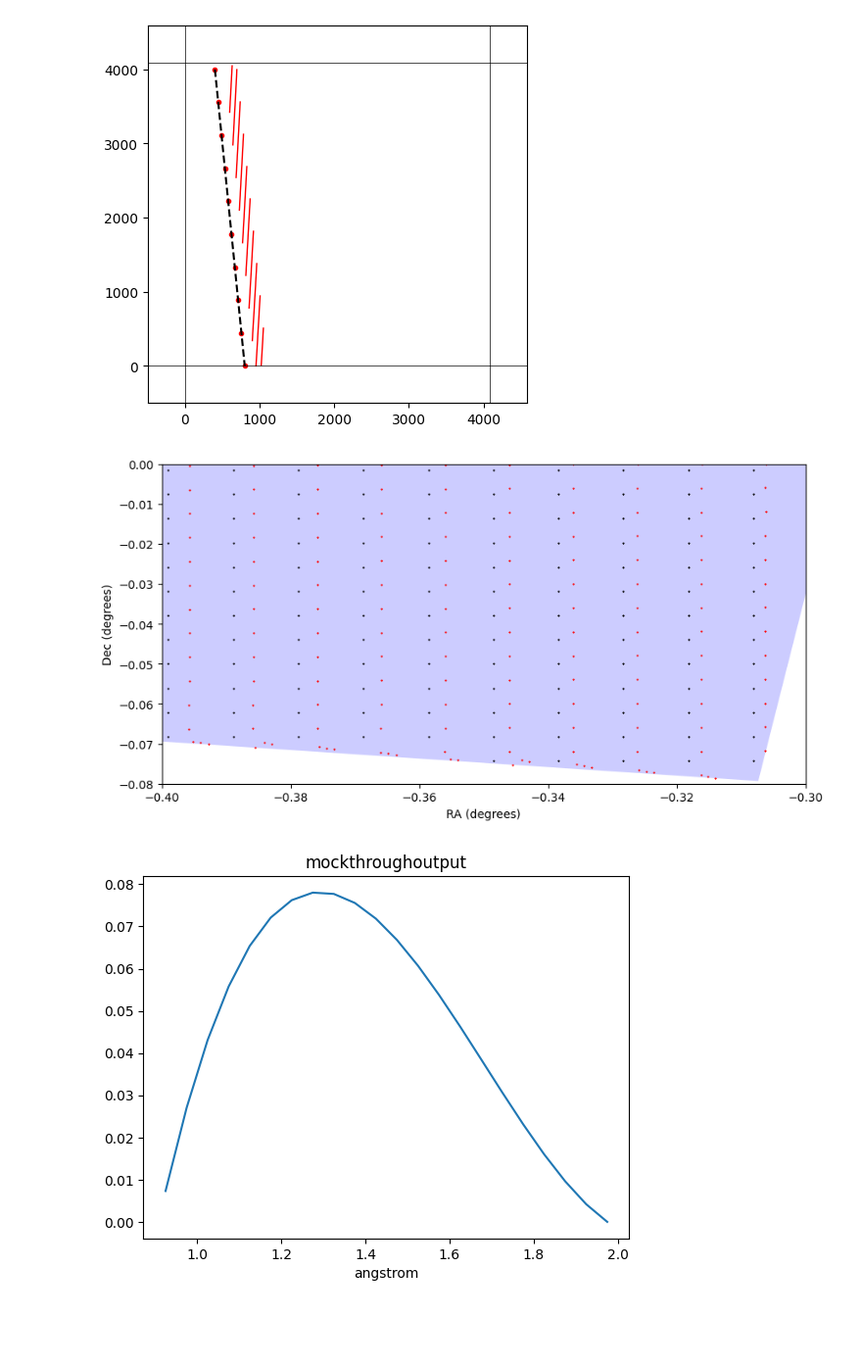
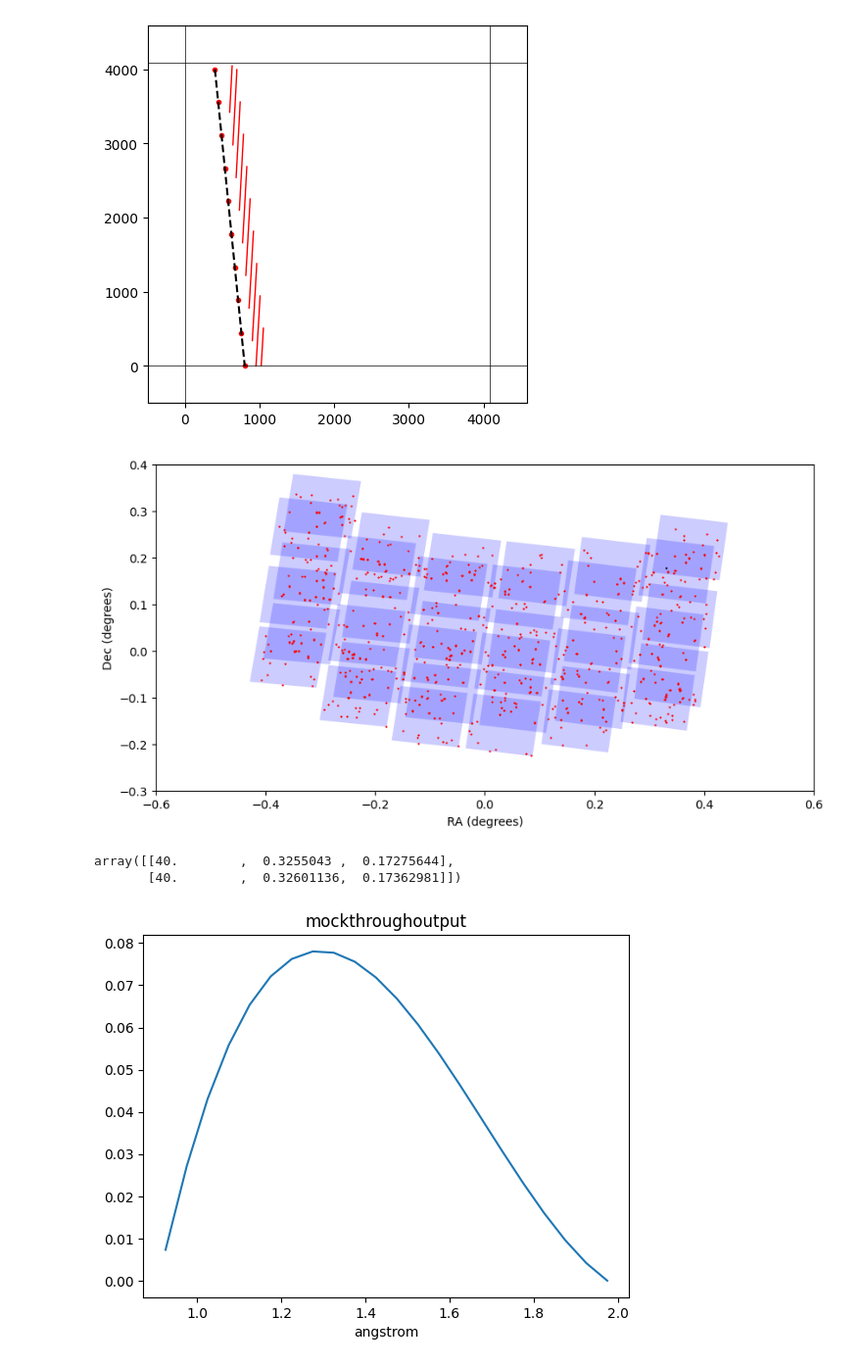
Before and after one commit to roman-grs-pit/relativefluxcalibration_test, a Jupyter notebook: wavelength_dependent_sca_grism.ipynb, the cells around one changed output. Shown at 98% size. Saved outputs shown, nothing was run; the diff lists cells and outputs as text; code cells hidden in the pictures; blank space fills up the shorter version.

```diff
--- a/wavelength_dependent_sca_grism.ipynb
+++ b/wavelength_dependent_sca_grism.ipynb
@@ -55,7 +55,7 @@ raoff = raoffl[0]
 
 pointing_coords = []
 
-survey = 0
+survey = 1
 
 if survey == 0:
     pointing_coords.append([ra0+raoff, dec0+decoff, pa])
@@ -280,11 +281,11 @@ for footprint in exp:
     # ax.text(centroid[0], centroid[1], str(footprint), color='black', fontsize=10, ha='center', va='center')
 
 plt.plot(stars_obs[:,0], stars_obs[:,1], "*", color = "black", markersize = 1)
-# plt.xlim(-0.6, 0.6)
-# plt.ylim(-0.3, 0.4)
+plt.xlim(-0.6, 0.6)
+plt.ylim(-0.3, 0.4)
 
-plt.xlim(-0.45, -0.30)
-plt.ylim(-0.08, 0.08)
+# plt.xlim(-0.45, -0.30)
+# plt.ylim(-0.08, 0.08)
 
 """apply grism information to stars"""
 
@@ -292,28 +293,33 @@ wvl_bins = len(master_bins)
 stars_wvl = {key: val for key, val in zip(master_bins, [[] for _ in range(wvl_bins)])}
 
 star_colors = ['red', 'green', 'blue', 'orange', 'purple', 'brown', 'cyan']
+starids = np.arange(len(stars_obs))
 
 for i in range(len(exp)):
     star_mask = exists_in_exp[i]
     stars_in_exp = stars_obs[star_mask]
-    for star in stars_in_exp:
-        fid = i + 1
+    stars_in_exp_ids = starids[star_mask]
+    for star, id in zip(stars_in_exp, stars_in_exp_ids):
+        fid = (i + 1)
+        scaid = fid - 18 * np.floor((fid) / 18)  # Adjust fiducial ID to be in range 1-18
+        if scaid == 0:
+            scaid = 18
         det_coord = quad_to_square_transform(star[0], star[1], footprints[fid]['vertices'], src_size=4088)
         det_pixl = np.floor(det_coord)
-        coeff = optmod._get_beam_trace(det_pixl[0], det_pixl[1], fid, width=1, order="+1")
+        coeff = optmod._get_beam_trace(det_pixl[0], det_pixl[1], scaid, width=1, order="+1")
         x_binned, y_binned, colors, select_on_detector, bins = bin_cut(coeff)
         px, py = square_to_quad_transform(x_binned, y_binned, footprints[fid]['vertices'], src_size=4088)
 
         temp_dict = {key: val for key, val in [(bin, coord) for bin, coord in zip(bins, np.array([px,py]).T)]}
         plt.plot(px,py, color="red", lw = 1)
         for b,x,y in zip(bins, px, py):
-            stars_wvl[b].append((x, y))
+            stars_wvl[b].append((id, x, y))
 
 for b in stars_wvl.keys():
     stars_wvl[b] = np.array(stars_wvl[b])
 
-plt.xlim(-0.4, -0.30)
-plt.ylim(-0.08, 0.08)
+# plt.xlim(-0.4, -0.30)
+# plt.ylim(-0.08, 0.08)
 
 # plt.gca().invert_yaxis()
 # Display the plot
@@ -371,27 +377,41 @@ plt.show()
 # %%
 fig, ax = plt.subplots(figsize = (10,5))
 for footprint in exp:
     corners = footprints[footprint]['vertices']
     polygon = patches.Polygon(corners, closed=True, alpha = 0.2, facecolor = 'blue')
     ax.add_patch(polygon)
     # Add the footprint label at the centroid of the polygon
     centroid = np.mean(corners, axis=0)
     # ax.text(centroid[0], centroid[1], str(footprint), color='black', fontsize=10, ha='center', va='center')
+l = 40
+plt.plot(stars_obs[starids == l][:,0], stars_obs[starids == l][:,1], "*", color = "black", markersize = 1)
+plt.xlim(-0.6, 0.6)
+plt.ylim(-0.3, 0.4)
 
-plt.plot(stars_obs[:,0], stars_obs[:,1], "*", color = "black", markersize = 1)
-# plt.xlim(-0.6, 0.6)
-# plt.ylim(-0.3, 0.0)
+# plt.xlim(-0.4, -0.30)
+# plt.ylim(-0.08, 0)
 
-plt.xlim(-0.4, -0.30)
-plt.ylim(-0.08, 0)
+plt.plot(stars_wvl[0.9][:,1], stars_wvl[0.9][:,2], "*", color = "red", markersize = 1)
 
-plt.plot(stars_wvl[0.9][:,0], stars_wvl[0.9][:,1], "*", color = "red", markersize = 1)
 # Display the plot
 plt.xlabel('RA (degrees)')
 plt.ylabel('Dec (degrees)')
 plt.show()
 # %% [output]
-[figure, old version]
+[figure, new version]
+# %%
+keys_arr = np.array([k for k in stars_wvl.keys()])
+bin11 = stars_wvl[keys_arr[11]]
+bin11[bin11[:,0] == 40]
+
+#finish later
+#i want to make the measure arrays for each star, st the same redshift bin is measure by different exposures
+#first check if the star is observed in a combination of exposures, i already have that
+#then check if there are the same number of wavelength bins as the number of overlaps
+#those will get combined
+# %% [output]
+array([[40.        ,  0.3255043 ,  0.17275644],
+       [40.        ,  0.32601136,  0.17362981]])
 # %%
 def throughput(x):
     coeff = [0.4, -0.9, -2.7, 3.3]
```
Also changed, not shown: parts of 6 cells of this notebook.
